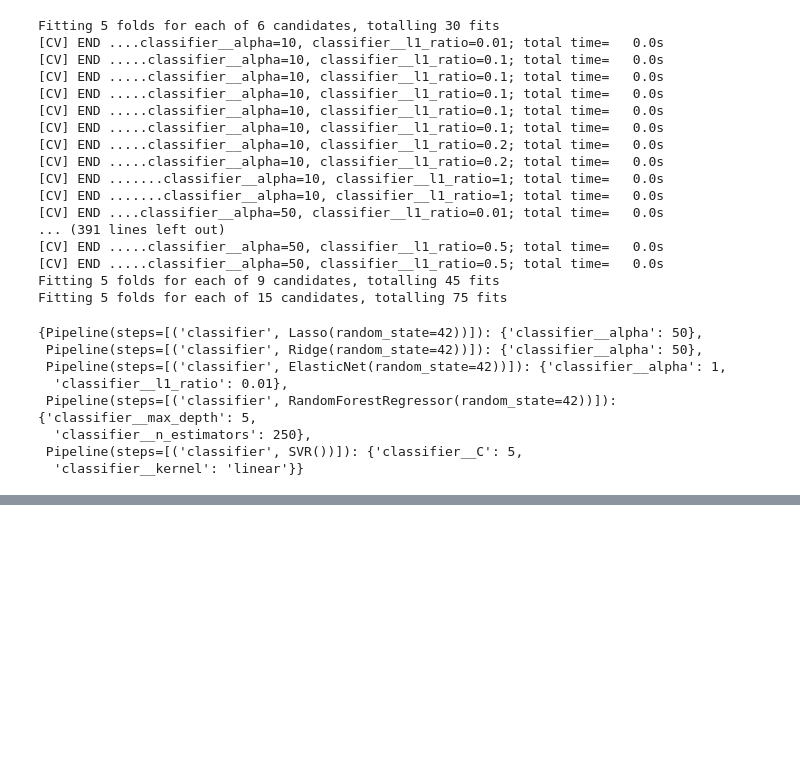
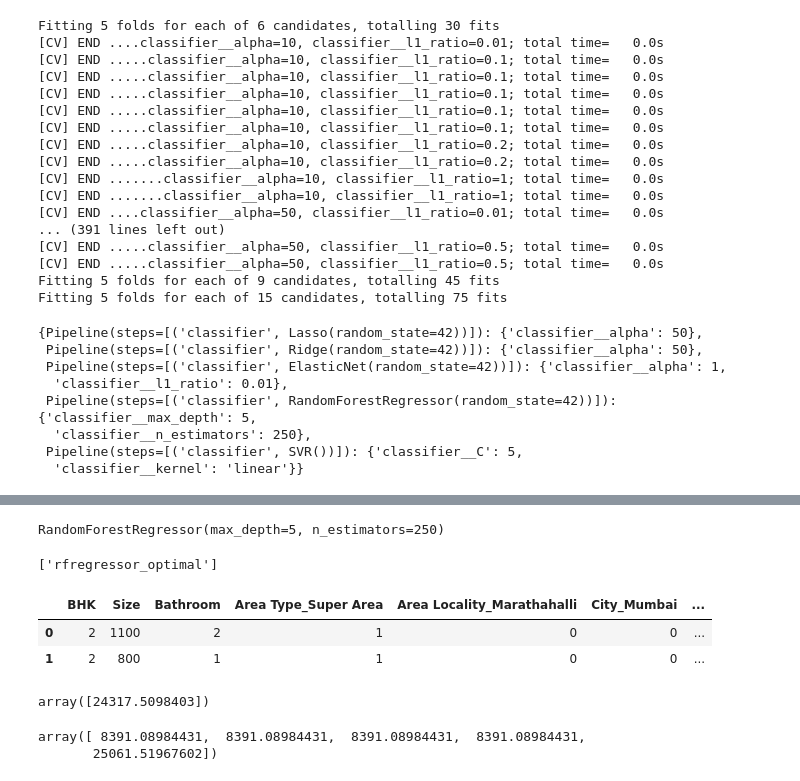
Before and after one commit to yuyafujikawa/House_Price_Prediction_India, a Jupyter notebook: kaggle-housing-data-india.ipynb, the cells around one changed output, grey strips where cells are left out. Cells and saved outputs as stored; diff of their text form; code cells hidden in the pictures; blank space fills up the shorter version.

Commit message:
Added some test predictions.

```diff
--- a/kaggle-housing-data-india.ipynb
+++ b/kaggle-housing-data-india.ipynb
@@ -470,0 +456,6 @@ joblib.dump(rfregressor, "rfregressor_optimal")
+# %%
+# Now that Random Forest Regressor has been chose, fit to whole dataset
+rfregressor = RandomForestRegressor(n_estimators=250,max_depth=5)
+rfregressor.fit(X, y)
+# %% [output]
+RandomForestRegressor(max_depth=5, n_estimators=250)
@@ -470,0 +464,4 @@ joblib.dump(rfregressor, "rfregressor_optimal")
+# %%
+joblib.dump(rfregressor, "rfregressor_optimal")
+# %% [output]
+['rfregressor_optimal']
@@ -470,0 +471,17 @@ joblib.dump(rfregressor, "rfregressor_optimal")
+# %%
+X.head(2)
+# %% [output]
+|  | BHK | Size | Bathroom | Area Type_Super Area | Area Locality_Marathahalli | City_Mumbai | ... |
+| 0 | 2 | 1100 | 2 | 1 | 0 | 0 | ... |
+| 1 | 2 | 800 | 1 | 1 | 0 | 0 | ... |
+# %%
+# Testing one prediction
+rfregressor.predict([[5,1800,2,1,0,0,1]])
+# %% [output]
+array([24317.5098403])
+# %%
+# Testing rfregressor for first 5 rows. HOWEVER, TECHNICALLY this model has been fitted to the ENTIRE X,y DATASET, so this is not a valid test. It should be conducted before fitting to ENTIRE DATASET that includes TEST DATASET
+rfregressor.predict(X_test[:5])
+# %% [output]
+array([ 8391.08984431,  8391.08984431,  8391.08984431,  8391.08984431,
+       25061.51967602])
```
Also changed, not shown: parts of 28 cells of this notebook.
